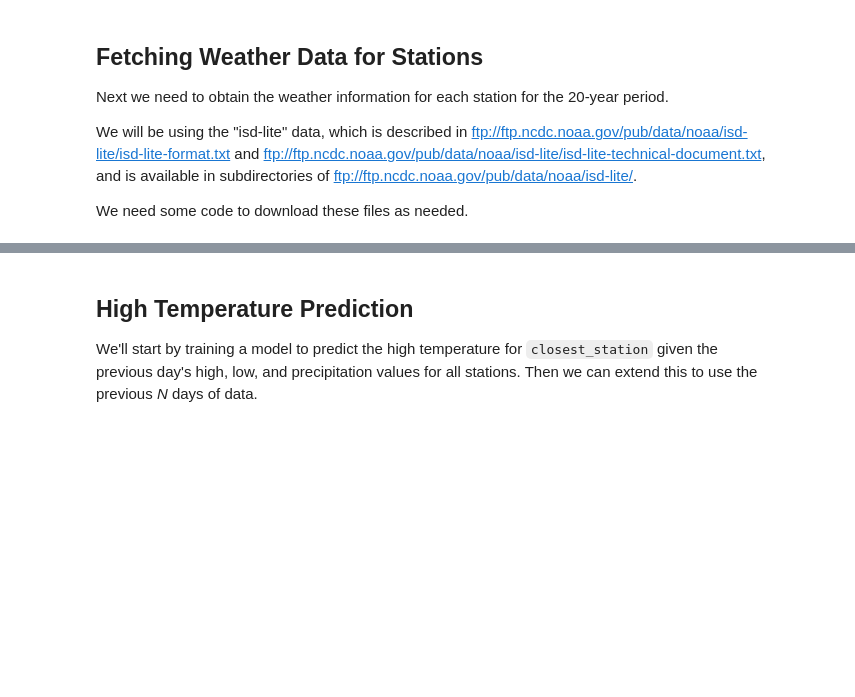
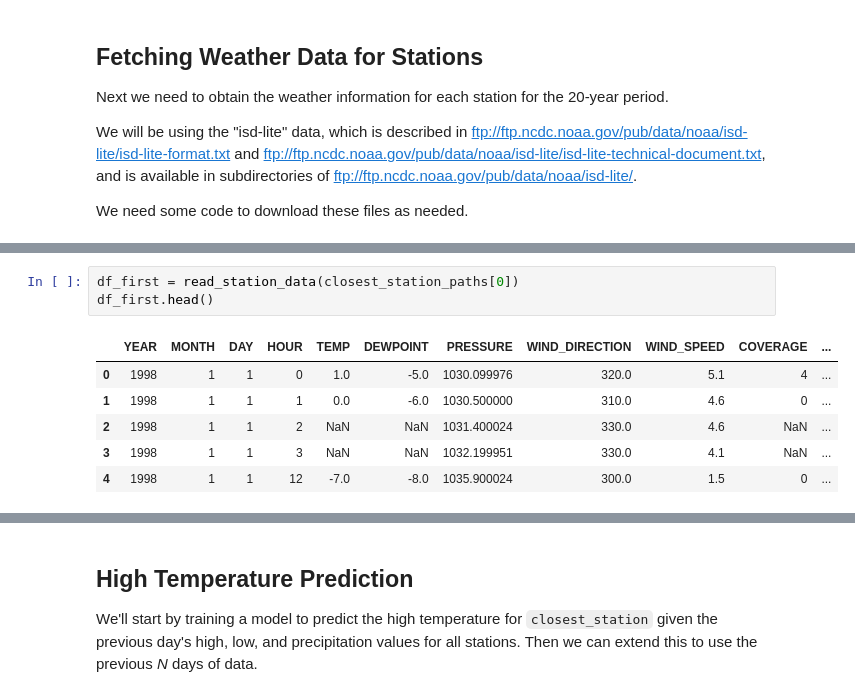
Before and after one commit to kristopherjohnson/weatherprediction, a Jupyter notebook: WeatherPrediction.ipynb, the cells around one changed output, grey strips where cells are left out. Saved outputs shown, nothing was run; the diff lists cells and outputs as text; blank space fills up the shorter version.

```diff
--- a/WeatherPrediction.ipynb
+++ b/WeatherPrediction.ipynb
@@ -293,0 +318,10 @@ Length: 486, dtype: object
+# %%
+df_first = read_station_data(closest_station_paths[0])
+df_first.head()
+# %% [output]
+|  | YEAR | MONTH | DAY | HOUR | TEMP | DEWPOINT | PRESSURE | WIND_DIRECTION | WIND_SPEED | COVERAGE | ... |
+| 0 | 1998 | 1 | 1 | 0 | 1.0 | -5.0 | 1030.099976 | 320.0 | 5.1 | 4 | ... |
+| 1 | 1998 | 1 | 1 | 1 | 0.0 | -6.0 | 1030.500000 | 310.0 | 4.6 | 0 | ... |
+| 2 | 1998 | 1 | 1 | 2 | NaN | NaN | 1031.400024 | 330.0 | 4.6 | NaN | ... |
+| 3 | 1998 | 1 | 1 | 3 | NaN | NaN | 1032.199951 | 330.0 | 4.1 | NaN | ... |
+| 4 | 1998 | 1 | 1 | 12 | -7.0 | -8.0 | 1035.900024 | 300.0 | 1.5 | 0 | ... |
```
Also changed, not shown: parts of 17 cells of this notebook.
